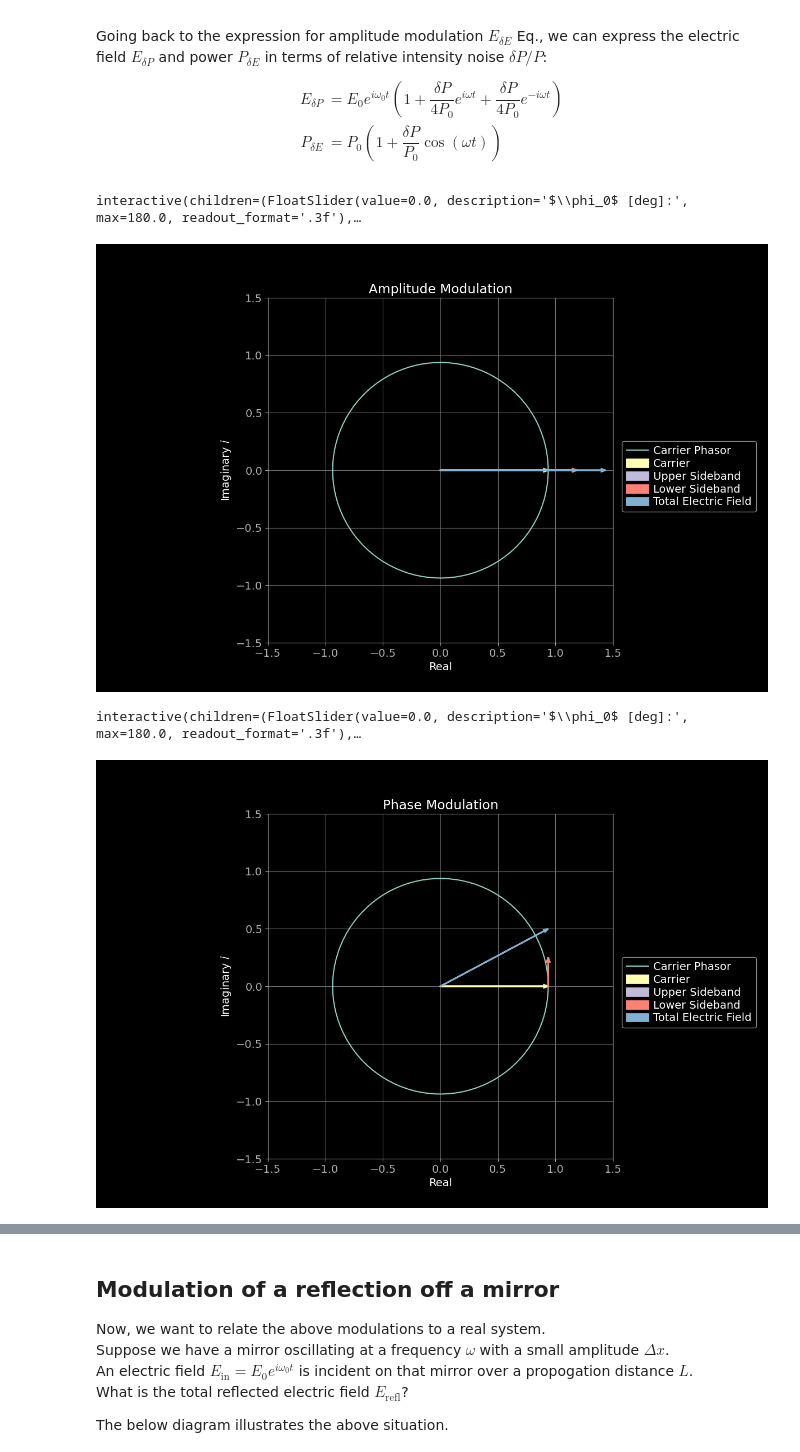
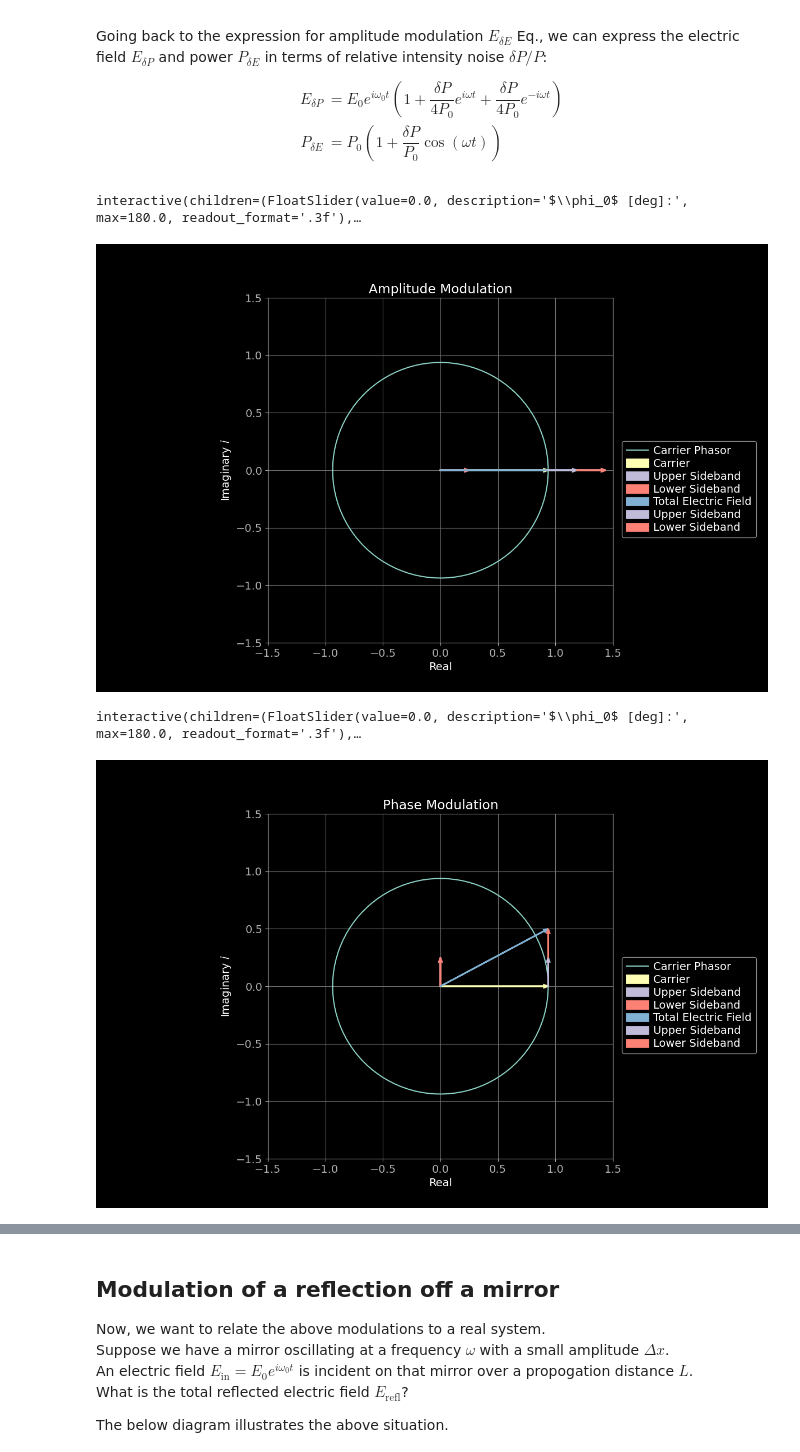
Before and after one commit to ccahilla/lasers-and-optomechanics, a Jupyter notebook: chapters/05_modulations.ipynb, the cells around one changed output, grey strips where cells are left out. Drawn from its saved outputs; the diff is of its cells as text; code cells hidden in the pictures.

```diff
--- a/chapters/05_modulations.ipynb
+++ b/chapters/05_modulations.ipynb
@@ -293,12 +293,16 @@ arc1, = ax1.plot(plot_carriers_real, plot_carriers_imag, label="Carrier Phasor")
 
 arrow1 = ax1.arrow(0, 0, plot_carrier_real, plot_carrier_imag, shape='full', color="C1", lw=2,
                   length_includes_head=True, head_width=.025, zorder=2, label="Carrier")
-arrow2 = ax1.arrow(plot_carrier_real, plot_carrier_imag, plot_usb_real, plot_usb_imag, shape='full', color="C2", lw=2,
+arrow2 = ax1.arrow(0, 0, plot_usb_real, plot_usb_imag, shape='full', color="C2", lw=2,
                   length_includes_head=True, head_width=.025, zorder=2, label="Upper Sideband")
-arrow3 = ax1.arrow(plot_carrier_real, plot_carrier_imag, plot_lsb_real, plot_lsb_imag, shape='full', color="C3", lw=2,
+arrow3 = ax1.arrow(0, 0, plot_lsb_real, plot_lsb_imag, shape='full', color="C3", lw=2,
                   length_includes_head=True, head_width=.025, zorder=2, label="Lower Sideband")
 arrow4 = ax1.arrow(0, 0, plot_total_real, plot_total_imag, shape='full', color="C4", lw=2,
                   length_includes_head=True, head_width=.025, zorder=2, label="Total Electric Field")
+arrow5 = ax1.arrow(plot_carrier_real, plot_carrier_imag, plot_usb_real, plot_usb_imag, shape='full', color="C2", lw=2,
+                  length_includes_head=True, head_width=.025, zorder=2, label="Upper Sideband")
+arrow6 = ax1.arrow(plot_carrier_real+plot_usb_real, plot_carrier_imag+plot_usb_imag, plot_lsb_real, plot_lsb_imag, shape='full', color="C3", lw=2,
+                  length_includes_head=True, head_width=.025, zorder=2, label="Lower Sideband")
 
 ax1.set_xlabel("Real")
 ax1.set_ylabel("Imaginary $i$")
@@ -350,9 +354,11 @@ def update_amplitude_modulation(
     arc1.set_xdata(new_plot_carriers_real)
     arc1.set_ydata(new_plot_carriers_imag)
     arrow1.set_data(x=0, y=0, dx=new_plot_carrier_real, dy=new_plot_carrier_imag)
-    arrow2.set_data(x=new_plot_carrier_real, y=new_plot_carrier_imag, dx=new_plot_usb_real, dy=new_plot_usb_imag)
-    arrow3.set_data(x=new_plot_carrier_real, y=new_plot_carrier_imag, dx=new_plot_lsb_real, dy=new_plot_lsb_imag)
+    arrow2.set_data(x=0, y=0, dx=new_plot_usb_real, dy=new_plot_usb_imag)
+    arrow3.set_data(x=0, y=0, dx=new_plot_lsb_real, dy=new_plot_lsb_imag)
     arrow4.set_data(x=0, y=0, dx=new_plot_total_real, dy=new_plot_total_imag)
+    arrow5.set_data(x=new_plot_carrier_real, y=new_plot_carrier_imag, dx=new_plot_usb_real, dy=new_plot_usb_imag)
+    arrow6.set_data(x=new_plot_carrier_real+new_plot_usb_real, y=new_plot_carrier_imag+new_plot_usb_imag, dx=new_plot_lsb_real, dy=new_plot_lsb_imag)
 
     # ax1.set_title(r"$(r, \theta)$ = " + f"({new_plot_rr0:.3f}, {180/np.pi*new_plot_theta0:.3f}"+r"$^\circ$)")
 
@@ -376,34 +382,34 @@ theta0_slider1 = FloatSlider(
     min=0,
     max=360,
     step=0.1,
     description=r"$\omega t$ [deg]:",
     continuous_update=True,  # Only update on release for better performance
     orientation='horizontal',
     readout=True,
     readout_format='.3f',
 )
 mod_depth_slider1 = FloatSlider(
     value=mod_depth,
     min=0,
     max=1,
     step=0.01,
     description=r"$\Gamma$:",
     continuous_update=True,  # Only update on release for better performance
     orientation='horizontal',
     readout=True,
     readout_format='.3f',
 )
 
 interact(
     update_amplitude_modulation,
     phi0_slider_value=phi0_slider1,
     theta0_slider_value=theta0_slider1,
     mod_depth_slider_value=mod_depth_slider1,
 )
 plt.show()
 # %% [output]
 interactive(children=(FloatSlider(value=0.0, description='$\\phi_0$ [deg]:', max=180.0, readout_format='.3f'),…
-[figure, old version]
+[figure, new version]
 # %%
 #| label: fig:interactive_phase_modulation
 #| "tags": [ "hide-input",]
@@ -445,12 +451,17 @@ arc12, = ax2.plot(plot_carriers_real, plot_carriers_imag, label="Carrier Phasor"
 
 arrow12 = ax2.arrow(0, 0, plot_carrier_real, plot_carrier_imag, shape='full', color="C1", lw=2,
                   length_includes_head=True, head_width=.025, zorder=2, label="Carrier")
-arrow22 = ax2.arrow(plot_carrier_real, plot_carrier_imag, plot_usb_real, plot_usb_imag, shape='full', color="C2", lw=2,
+arrow22 = ax2.arrow(0, 0, plot_usb_real, plot_usb_imag, shape='full', color="C2", lw=2,
                   length_includes_head=True, head_width=.025, zorder=2, label="Upper Sideband")
-arrow32 = ax2.arrow(plot_carrier_real, plot_carrier_imag, plot_lsb_real, plot_lsb_imag, shape='full', color="C3", lw=2,
+arrow32 = ax2.arrow(0, 0, plot_lsb_real, plot_lsb_imag, shape='full', color="C3", lw=2,
                   length_includes_head=True, head_width=.025, zorder=2, label="Lower Sideband")
 arrow42 = ax2.arrow(0, 0, plot_total_real, plot_total_imag, shape='full', color="C4", lw=2,
                   length_includes_head=True, head_width=.025, zorder=2, label="Total Electric Field")
+
+arrow52 = ax2.arrow(plot_carrier_real, plot_carrier_imag, plot_usb_real, plot_usb_imag, shape='full', color="C2", lw=2,
+                  length_includes_head=True, head_width=.025, zorder=2, label="Upper Sideband")
+arrow62 = ax2.arrow(plot_carrier_real+plot_usb_real, plot_carrier_imag+plot_usb_imag, plot_lsb_real, plot_lsb_imag, shape='full', color="C3", lw=2,
+                  length_includes_head=True, head_width=.025, zorder=2, label="Lower Sideband")
 
 ax2.set_xlabel("Real")
 ax2.set_ylabel("Imaginary $i$")
@@ -502,9 +513,11 @@ def update_phase_modulation(
     arc12.set_xdata(new_plot_carriers_real)
     arc12.set_ydata(new_plot_carriers_imag)
     arrow12.set_data(x=0, y=0, dx=new_plot_carrier_real, dy=new_plot_carrier_imag)
-    arrow22.set_data(x=new_plot_carrier_real, y=new_plot_carrier_imag, dx=new_plot_usb_real, dy=new_plot_usb_imag)
-    arrow32.set_data(x=new_plot_carrier_real, y=new_plot_carrier_imag, dx=new_plot_lsb_real, dy=new_plot_lsb_imag)
+    arrow22.set_data(x=0, y=0, dx=new_plot_usb_real, dy=new_plot_usb_imag)
+    arrow32.set_data(x=0, y=0, dx=new_plot_lsb_real, dy=new_plot_lsb_imag)
     arrow42.set_data(x=0, y=0, dx=new_plot_total_real, dy=new_plot_total_imag)
+    arrow52.set_data(x=new_plot_carrier_real, y=new_plot_carrier_imag, dx=new_plot_usb_real, dy=new_plot_usb_imag)
+    arrow62.set_data(x=new_plot_carrier_real+new_plot_usb_real, y=new_plot_carrier_imag+new_plot_usb_imag, dx=new_plot_lsb_real, dy=new_plot_lsb_imag)
 
     # ax2.set_title(r"$(r, \theta)$ = " + f"({new_plot_rr0:.3f}, {180/np.pi*new_plot_theta0:.3f}"+r"$^\circ$)")
 
@@ -555,4 +568,4 @@ interact(
 plt.show()
 # %% [output]
 interactive(children=(FloatSlider(value=0.0, description='$\\phi_0$ [deg]:', max=180.0, readout_format='.3f'),…
-[figure, old version]
+[figure, new version]
```
Also changed, not shown: parts of 2 cells of this notebook.
